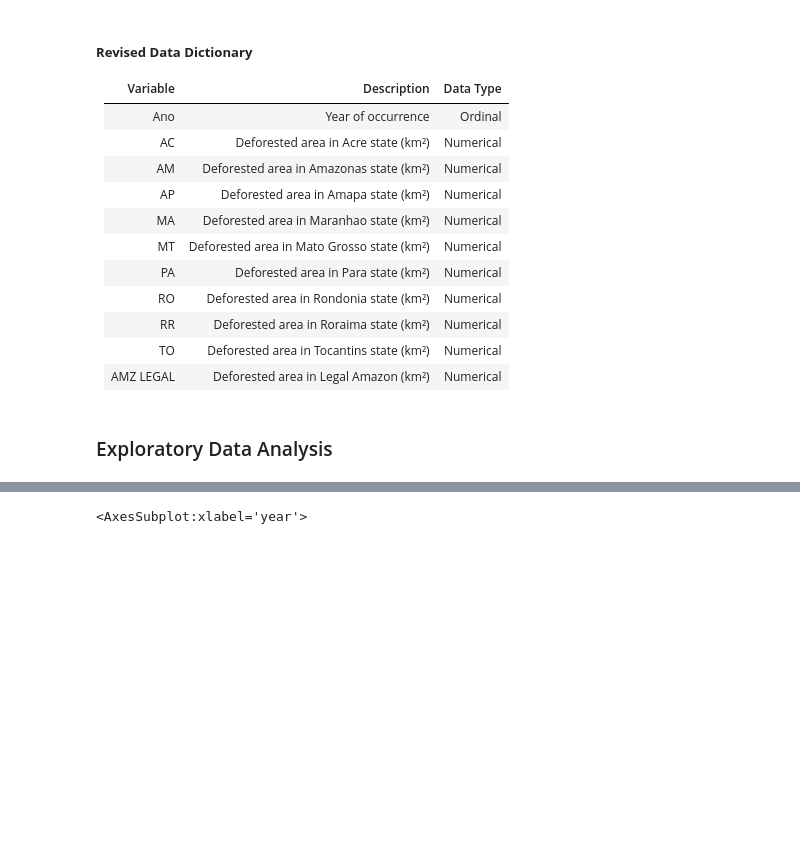
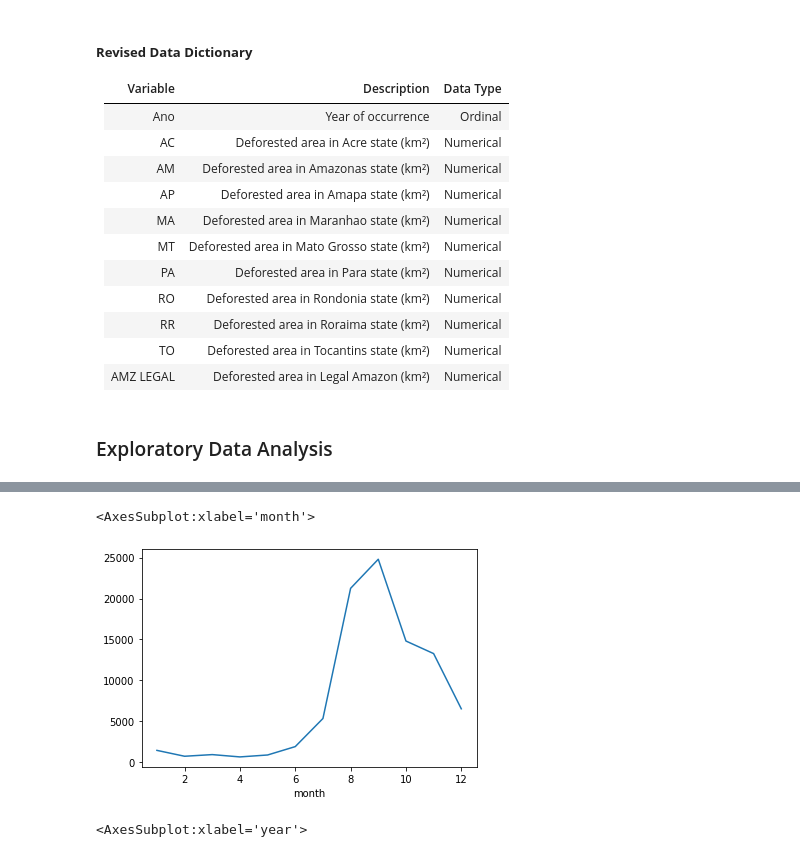
Before and after one commit to thiagomrs/icd2021projetoFinal, a Jupyter notebook: DesmatamentoDaAmazônia.ipynb, the cells around one changed output, grey strips where cells are left out. Drawn from its saved outputs; the diff is of its cells as text; code cells hidden in the pictures; blank space fills up the shorter version.

```diff
--- a/DesmatamentoDaAmazônia.ipynb
+++ b/DesmatamentoDaAmazônia.ipynb
@@ -443,3 +449,8 @@ Fonte: https://www.ipea.gov.br/desafios/index.php?option=com_content&id=2154:cat
+# %%
+sum_firespots_amz_legal.groupby('month').median().plot()
+# %% [output]
+<AxesSubplot:xlabel='month'>
+[figure, added]
 # %%
 amazon_fires_df.groupby('year')['firespots'].mean().plot()
 # %% [output]
```
Also changed, not shown: parts of 5 cells of this notebook.
